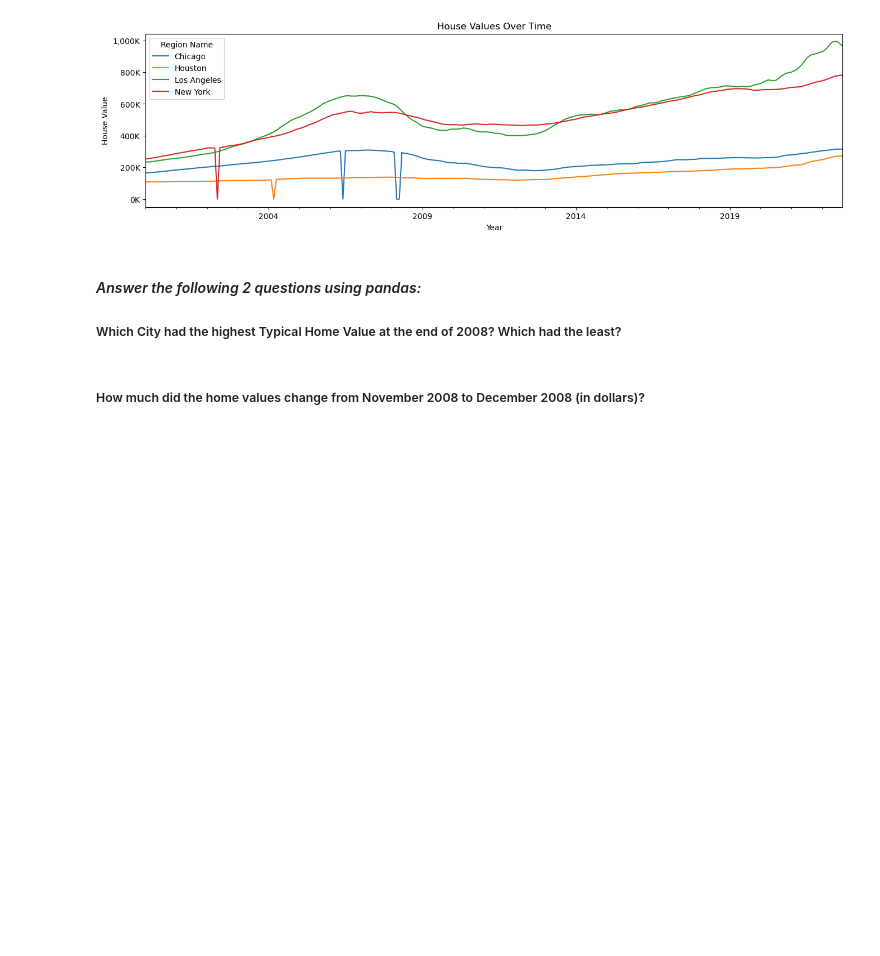
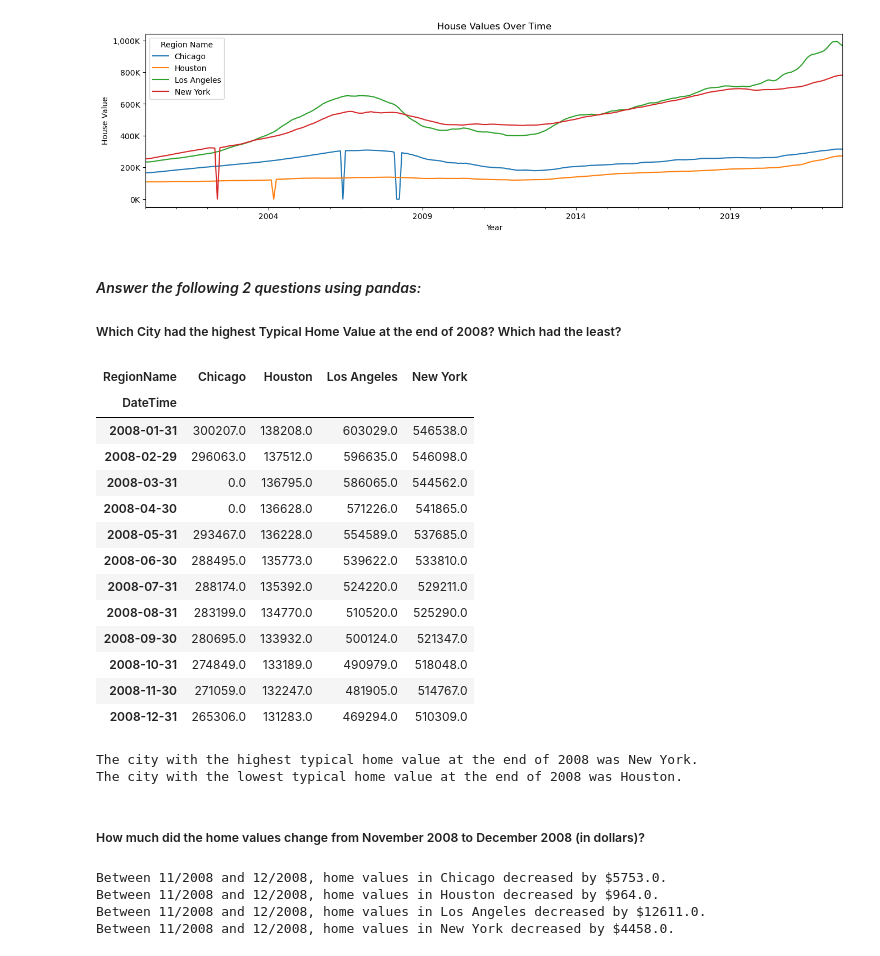
Before and after one commit to john-a-dixon/wide-form-time-series, a Jupyter notebook: wide-form.ipynb, the cells around one changed output. Cells and saved outputs as stored; diff of their text form; code cells hidden in the pictures; blank space fills up the shorter version.

```diff
--- a/wide-form.ipynb
+++ b/wide-form.ipynb
@@ -183,5 +185,44 @@ plt.legend(title="Region Name");
 #### _Answer the following 2 questions using pandas:_
 
 ##### Which City had the highest Typical Home Value at the end of 2008? Which had the least?
+# %%
+home_vals_2008 = unstacked_df.loc["2008"]["HouseValue"]
+home_vals_2008
+# %% [output]
+| RegionName | Chicago | Houston | Los Angeles | New York |
+| DateTime |  |  |  |  |
+| 2008-01-31 | 300207.0 | 138208.0 | 603029.0 | 546538.0 |
+| 2008-02-29 | 296063.0 | 137512.0 | 596635.0 | 546098.0 |
+| 2008-03-31 | 0.0 | 136795.0 | 586065.0 | 544562.0 |
+| 2008-04-30 | 0.0 | 136628.0 | 571226.0 | 541865.0 |
+| 2008-05-31 | 293467.0 | 136228.0 | 554589.0 | 537685.0 |
+| 2008-06-30 | 288495.0 | 135773.0 | 539622.0 | 533810.0 |
+| 2008-07-31 | 288174.0 | 135392.0 | 524220.0 | 529211.0 |
+| 2008-08-31 | 283199.0 | 134770.0 | 510520.0 | 525290.0 |
+| 2008-09-30 | 280695.0 | 133932.0 | 500124.0 | 521347.0 |
+| 2008-10-31 | 274849.0 | 133189.0 | 490979.0 | 518048.0 |
+| 2008-11-30 | 271059.0 | 132247.0 | 481905.0 | 514767.0 |
+| 2008-12-31 | 265306.0 | 131283.0 | 469294.0 | 510309.0 |
+# %%
+highest = home_vals_2008.tail(1).iloc[0].idxmax()
+lowest = home_vals_2008.tail(1).iloc[0].idxmin()
+print(f"The city with the highest typical home value at the end of 2008 was {highest}.")
+print(f"The city with the lowest typical home value at the end of 2008 was {lowest}.")
+# %% [output]
+The city with the highest typical home value at the end of 2008 was New York.
+The city with the lowest typical home value at the end of 2008 was Houston.
 # %% [markdown]
 ##### How much did the home values change from November 2008 to December 2008 (in dollars)?
+# %%
+home_price_change = home_vals_2008.tail(2).diff().tail(1)
+
+for region in home_price_change.columns:
+    change = home_price_change[region][0]
+    result =  f"increased by ${abs(change)}." if change > 0 else f"decreased by ${abs(change)}."
+
+    print(f"Between 11/2008 and 12/2008, home values in {region}", result)
+# %% [output]
+Between 11/2008 and 12/2008, home values in Chicago decreased by $5753.0.
+Between 11/2008 and 12/2008, home values in Houston decreased by $964.0.
+Between 11/2008 and 12/2008, home values in Los Angeles decreased by $12611.0.
+Between 11/2008 and 12/2008, home values in New York decreased by $4458.0.
```
Also changed, not shown: parts of 1 cell of this notebook.
